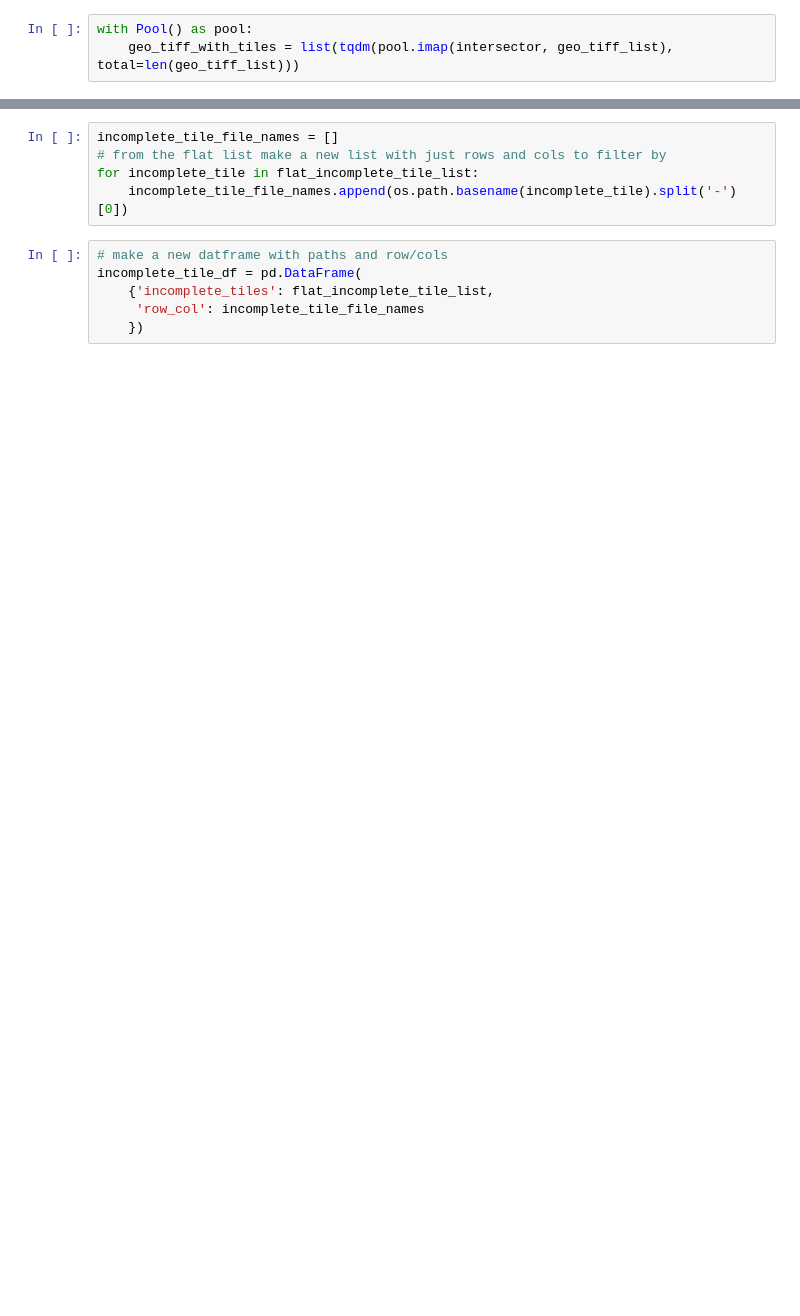
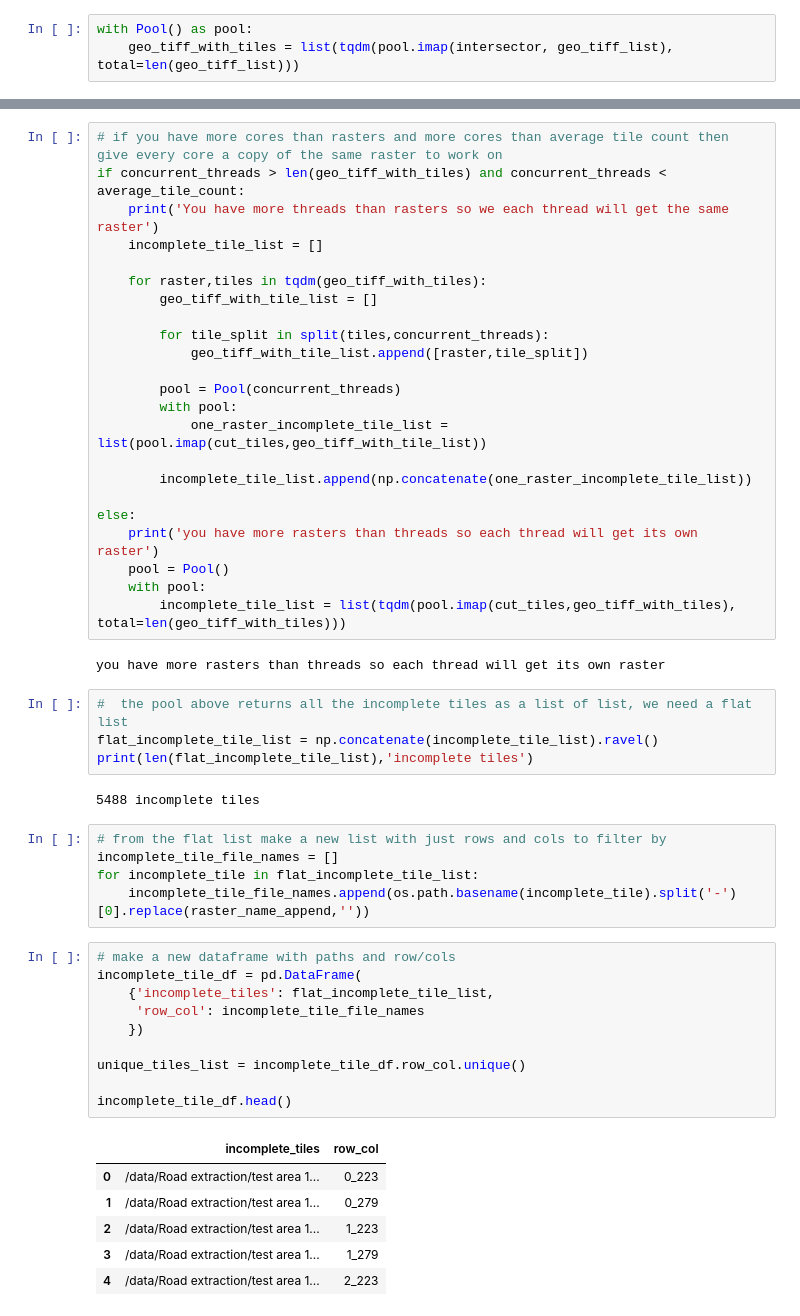
Before and after one commit to DPIRD-DMA/blog, a Jupyter notebook: notebooks/How to efficiently create millions of overlapping raster tiles.ipynb, the cells around one changed output, grey strips where cells are left out. Cells and saved outputs as stored; diff of their text form; blank space fills up the shorter version.

Commit message:
replaced tiling script

```diff
--- a/notebooks/How to efficiently create millions of overlapping raster tiles.ipynb
+++ b/notebooks/How to efficiently create millions of overlapping raster tiles.ipynb
@@ -273,11 +344,53 @@ print(len(flat_incomplete_tile_list),'incomplete tiles')
+# %%
+# if you have more cores than rasters and more cores than average tile count then give every core a copy of the same raster to work on
+if concurrent_threads > len(geo_tiff_with_tiles) and concurrent_threads < average_tile_count:
+    print('You have more threads than rasters so we each thread will get the same raster')
+    incomplete_tile_list = []
+
+    for raster,tiles in tqdm(geo_tiff_with_tiles):
+        geo_tiff_with_tile_list = []
+
+        for tile_split in split(tiles,concurrent_threads):
+            geo_tiff_with_tile_list.append([raster,tile_split])
+
+        pool = Pool(concurrent_threads)
+        with pool:
+            one_raster_incomplete_tile_list = list(pool.imap(cut_tiles,geo_tiff_with_tile_list))
+
+        incomplete_tile_list.append(np.concatenate(one_raster_incomplete_tile_list))
+
+else:
+    print('you have more rasters than threads so each thread will get its own raster')
+    pool = Pool()
+    with pool:
+        incomplete_tile_list = list(tqdm(pool.imap(cut_tiles,geo_tiff_with_tiles), total=len(geo_tiff_with_tiles)))
+# %% [output]
+you have more rasters than threads so each thread will get its own raster
+# %%
+#  the pool above returns all the incomplete tiles as a list of list, we need a flat list
+flat_incomplete_tile_list = np.concatenate(incomplete_tile_list).ravel()
+print(len(flat_incomplete_tile_list),'incomplete tiles')
+# %% [output]
+5488 incomplete tiles
 # %%
+# from the flat list make a new list with just rows and cols to filter by
 incomplete_tile_file_names = []
-# from the flat list make a new list with just rows and cols to filter by
 for incomplete_tile in flat_incomplete_tile_list:
-    incomplete_tile_file_names.append(os.path.basename(incomplete_tile).split('-')[0])
+    incomplete_tile_file_names.append(os.path.basename(incomplete_tile).split('-')[0].replace(raster_name_append,''))
 # %%
-# make a new datframe with paths and row/cols
+# make a new dataframe with paths and row/cols
 incomplete_tile_df = pd.DataFrame(
     {'incomplete_tiles': flat_incomplete_tile_list,
      'row_col': incomplete_tile_file_names
     })
+
+unique_tiles_list = incomplete_tile_df.row_col.unique()
+
+incomplete_tile_df.head()
+# %% [output]
+|  | incomplete_tiles | row_col |
+| 0 | /data/Road extraction/test area 1... | 0_223 |
+| 1 | /data/Road extraction/test area 1... | 0_279 |
+| 2 | /data/Road extraction/test area 1... | 1_223 |
+| 3 | /data/Road extraction/test area 1... | 1_279 |
+| 4 | /data/Road extraction/test area 1... | 2_223 |
```
Also changed, not shown: parts of 54 cells of this notebook.
